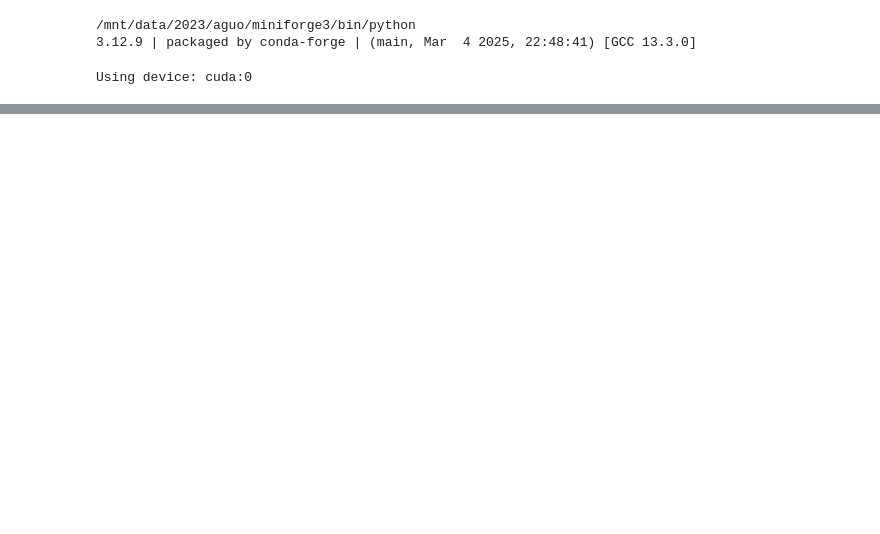
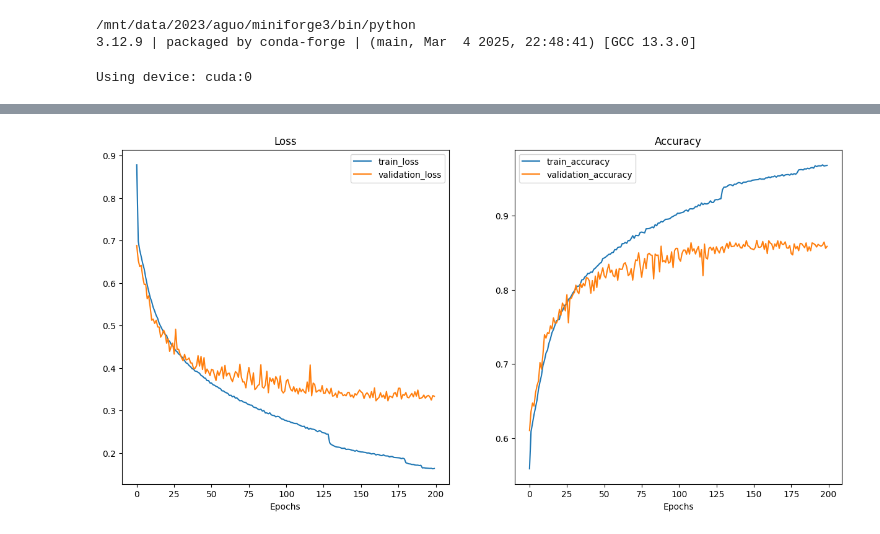
Before and after one commit to markhywang/gat-cd4c, a Jupyter notebook: src/train.ipynb, the cells around one changed output, grey strips where cells are left out. Cells and saved outputs as stored; diff of their text form; code cells hidden in the pictures; blank space fills up the shorter version.

```diff
--- a/src/train.ipynb
+++ b/src/train.ipynb
@@ -71,0 +72,11 @@ Epoch 11/512: Train Loss=0.68350, MSE=1.28177, MAE=0.90465, Acc=0.62324 | Val Lo
+# %%
+import pandas as pd
+
+from utils.helper_functions import plot_loss_curves
+
+csv_path = f"{training_args.model_path}.csv"
+metrics = pd.read_csv(csv_path)
+
+plot_loss_curves(metrics)
+# %% [output]
+[figure, added]
```
Also changed, not shown: parts of 2 cells of this notebook, 4 other files.
